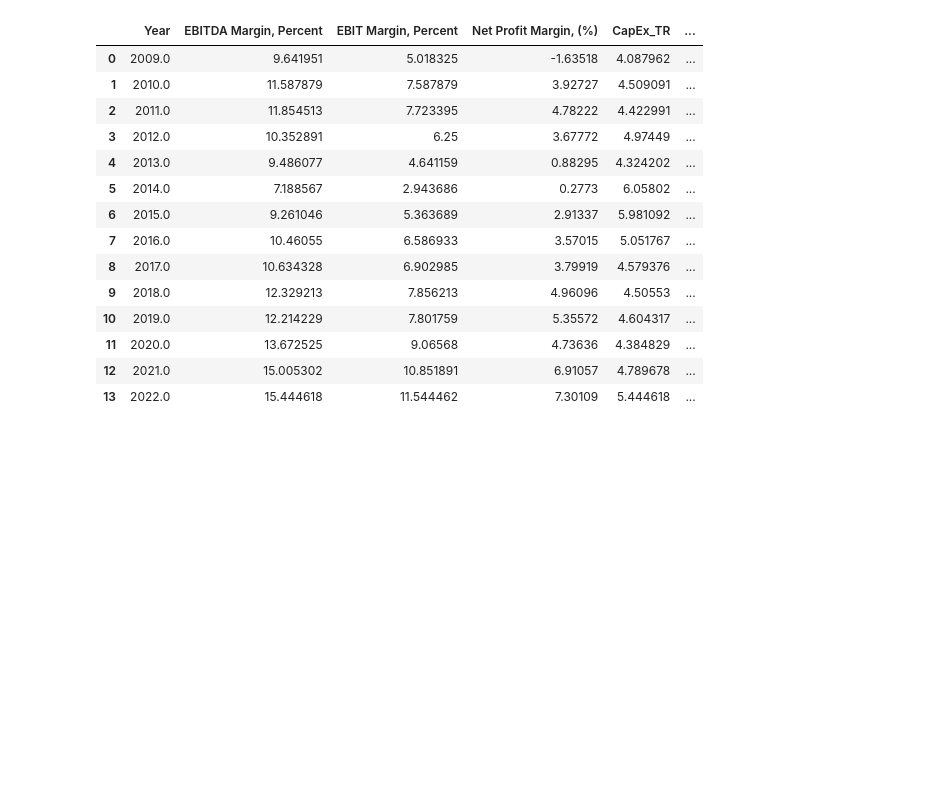
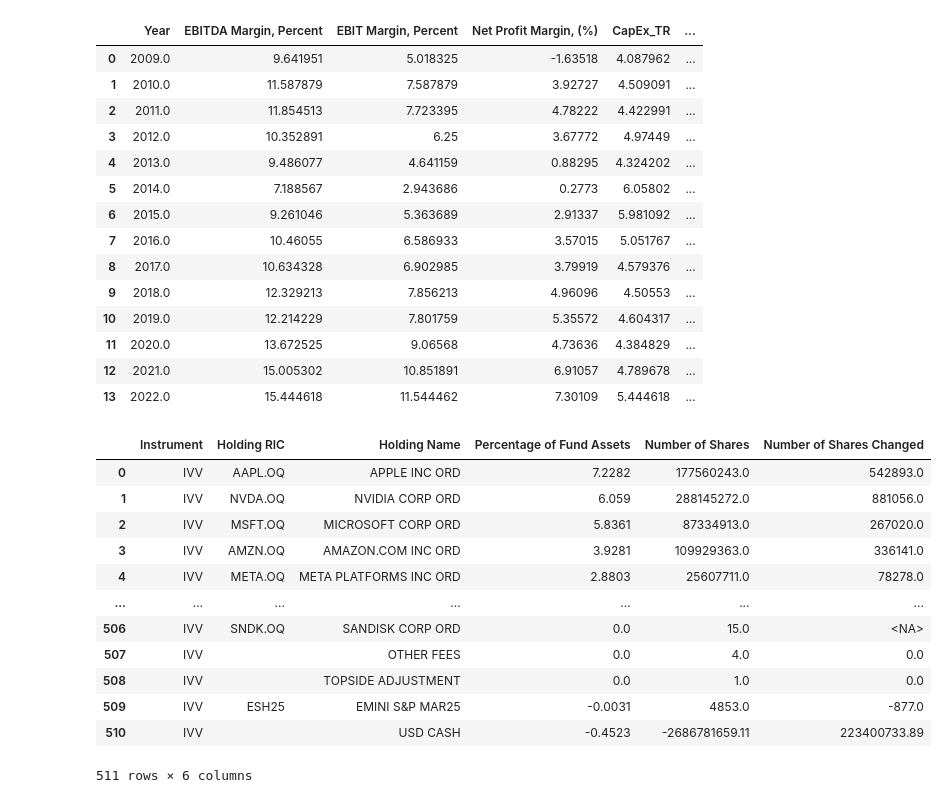
Before and after one commit to neftalivldz/finanzas2025, a Jupyter notebook: PeerAnalysis.ipynb, the cells around one changed output. Drawn from its saved outputs; the diff is of its cells as text; code cells hidden in the pictures; blank space fills up the shorter version.

```diff
--- a/PeerAnalysis.ipynb
+++ b/PeerAnalysis.ipynb
@@ -241,3 +241,25 @@ ts_vs_peers
 | 11 | 2020.0 | 13.672525 | 9.06568 | 4.73636 | 4.384829 | ... |
 | 12 | 2021.0 | 15.005302 | 10.851891 | 6.91057 | 4.789678 | ... |
 | 13 | 2022.0 | 15.444618 | 11.544462 | 7.30109 | 5.444618 | ... |
+# %%
+lp4 = ld.get_data('IVV', ['TR.FundHoldingRIC','TR.FundHoldingName',
+                           'TR.FundPercentageOfFundAssets',
+                           'TR.FundNumberOfShares',
+                           'TR.FundNumberOfSharesChanged'],
+            {'Endnum':'5000'})
+# %%
+lp4
+# %% [output]
+|  | Instrument | Holding RIC | Holding Name | Percentage of Fund Assets | Number of Shares | Number of Shares Changed |
+| 0 | IVV | AAPL.OQ | APPLE INC ORD | 7.2282 | 177560243.0 | 542893.0 |
+| 1 | IVV | NVDA.OQ | NVIDIA CORP ORD | 6.059 | 288145272.0 | 881056.0 |
+| 2 | IVV | MSFT.OQ | MICROSOFT CORP ORD | 5.8361 | 87334913.0 | 267020.0 |
+| 3 | IVV | AMZN.OQ | AMAZON.COM INC ORD | 3.9281 | 109929363.0 | 336141.0 |
+| 4 | IVV | META.OQ | META PLATFORMS INC ORD | 2.8803 | 25607711.0 | 78278.0 |
+| ... | ... | ... | ... | ... | ... | ... |
+| 506 | IVV | SNDK.OQ | SANDISK CORP ORD | 0.0 | 15.0 | <NA> |
+| 507 | IVV |  | OTHER FEES | 0.0 | 4.0 | 0.0 |
+| 508 | IVV |  | TOPSIDE ADJUSTMENT | 0.0 | 1.0 | 0.0 |
+| 509 | IVV | ESH25 | EMINI S&P MAR25 | -0.0031 | 4853.0 | -877.0 |
+| 510 | IVV |  | USD CASH | -0.4523 | -2686781659.11 | 223400733.89 |
+511 rows × 6 columns
```
